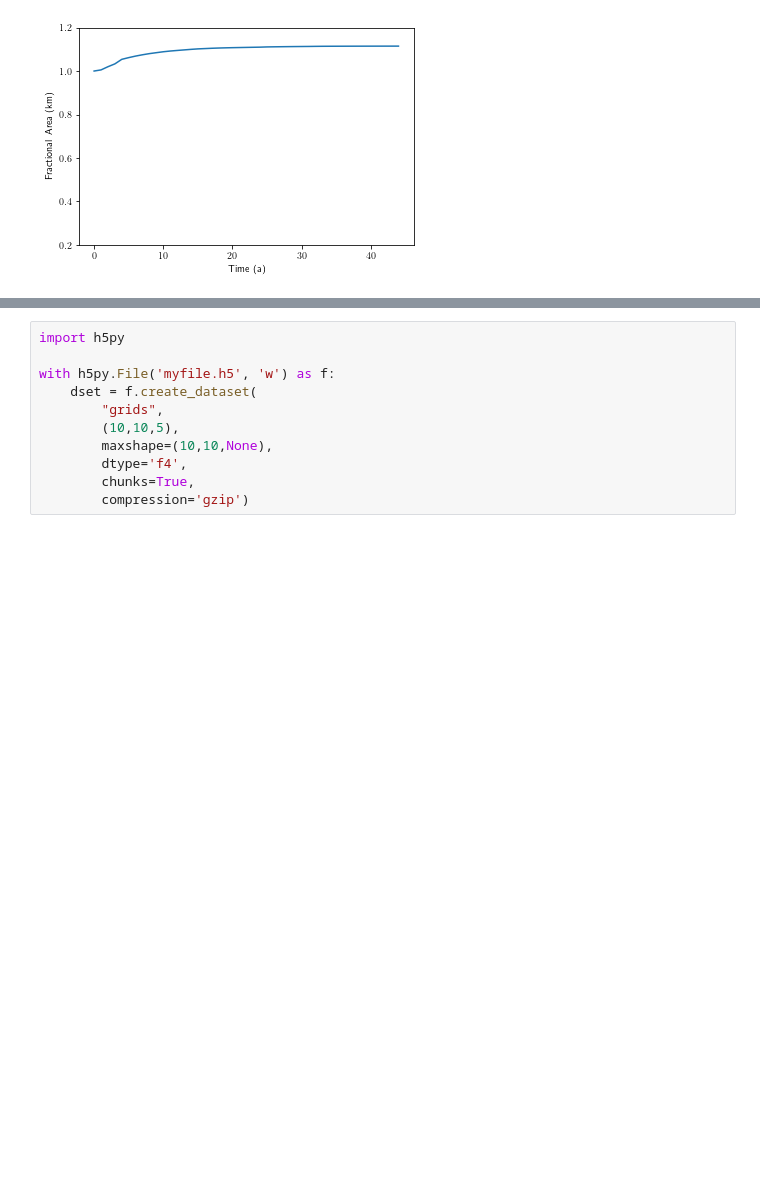
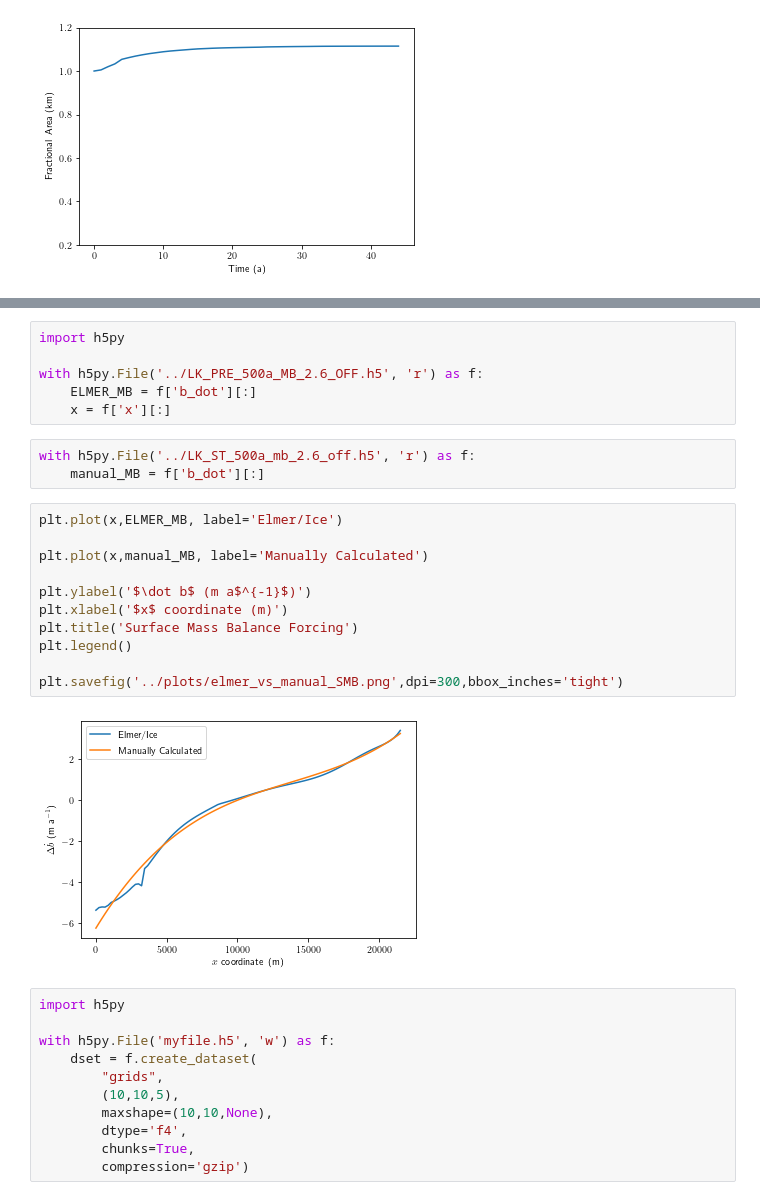
Before and after one commit to andrewdnolan/Harmonic_Beds, a Jupyter notebook: Notebooks/03.postprocessing.ipynb, the cells around one changed output, grey strips where cells are left out. Saved outputs shown, nothing was run; the diff lists cells and outputs as text; blank space fills up the shorter version.

```diff
--- a/Notebooks/03.postprocessing.ipynb
+++ b/Notebooks/03.postprocessing.ipynb
@@ -304,3 +289,25 @@ plt.colorbar()
+# %%
+import h5py
+
+with h5py.File('../LK_PRE_500a_MB_2.6_OFF.h5', 'r') as f:
+    ELMER_MB = f['b_dot'][:]
+    x = f['x'][:]
+# %%
+with h5py.File('../LK_ST_500a_mb_2.6_off.h5', 'r') as f:
+    manual_MB = f['b_dot'][:]
+# %%
+plt.plot(x,ELMER_MB, label='Elmer/Ice')
+
+plt.plot(x,manual_MB, label='Manually Calculated')
+
+plt.ylabel('$\dot b$ (m a$^{-1}$)')
+plt.xlabel('$x$ coordinate (m)')
+plt.title('Surface Mass Balance Forcing')
+plt.legend()
+
+plt.savefig('../plots/elmer_vs_manual_SMB.png',dpi=300,bbox_inches='tight')
+# %% [output]
+[figure, added]
 # %%
 import h5py
 
```
Also changed, not shown: parts of 11 cells of this notebook, 2 other files.
